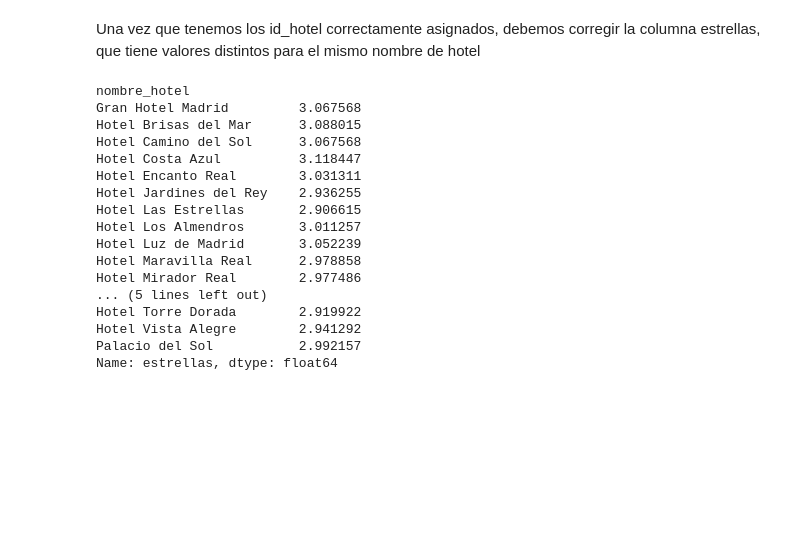
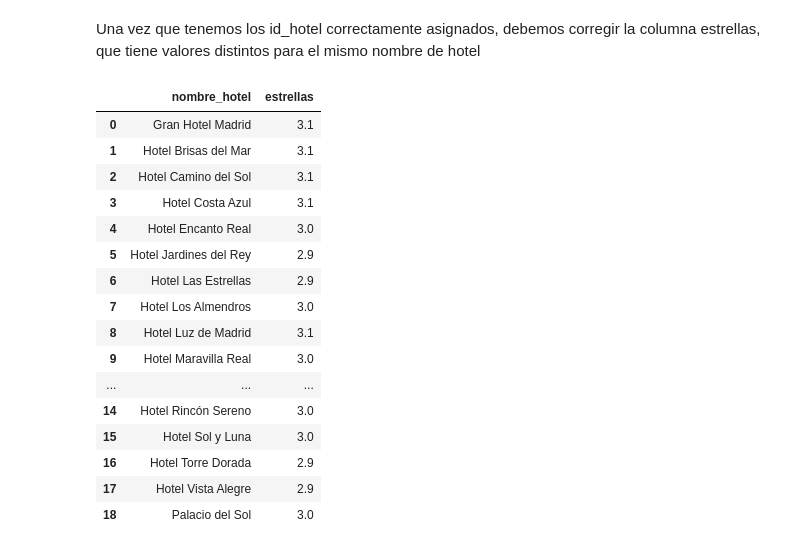
Before and after one commit to MartaM1206/proyecto_ETL, a Jupyter notebook: notebooks/análisis inicial.ipynb, the cells around one changed output. Cells and saved outputs as stored; diff of their text form; code cells hidden in the pictures; blank space fills up the shorter version.

```diff
--- a/notebooks/análisis inicial.ipynb
+++ b/notebooks/análisis inicial.ipynb
@@ -335,23 +321,24 @@ df_propios.sample(5)
 # %% [markdown]
 Una vez que tenemos los id_hotel correctamente asignados, debemos corregir la columna estrellas, que tiene valores distintos para el mismo nombre de hotel
-# %%
-df_estrellas = df_propios.groupby("nombre_hotel")["estrellas"].mean()
-df_estrellas
-# %% [output]
-nombre_hotel
-Gran Hotel Madrid         3.067568
-Hotel Brisas del Mar      3.088015
-Hotel Camino del Sol      3.067568
-Hotel Costa Azul          3.118447
-Hotel Encanto Real        3.031311
-Hotel Jardines del Rey    2.936255
-Hotel Las Estrellas       2.906615
-Hotel Los Almendros       3.011257
-Hotel Luz de Madrid       3.052239
-Hotel Maravilla Real      2.978858
-Hotel Mirador Real        2.977486
-... (5 lines left out)
-Hotel Torre Dorada        2.919922
-Hotel Vista Alegre        2.941292
-Palacio del Sol           2.992157
-Name: estrellas, dtype: float64
+# %%
+# Calculamos la media de estrellas por cada nombre de hotel y redondeamos al entero más cercano
+df_estrellas = round(df_propios.groupby("nombre_hotel")["estrellas"].mean().reset_index(),1)
+df_estrellas
+# %% [output]
+|  | nombre_hotel | estrellas |
+| 0 | Gran Hotel Madrid | 3.1 |
+| 1 | Hotel Brisas del Mar | 3.1 |
+| 2 | Hotel Camino del Sol | 3.1 |
+| 3 | Hotel Costa Azul | 3.1 |
+| 4 | Hotel Encanto Real | 3.0 |
+| 5 | Hotel Jardines del Rey | 2.9 |
+| 6 | Hotel Las Estrellas | 2.9 |
+| 7 | Hotel Los Almendros | 3.0 |
+| 8 | Hotel Luz de Madrid | 3.1 |
+| 9 | Hotel Maravilla Real | 3.0 |
+| ... | ... | ... |
+| 14 | Hotel Rincón Sereno | 3.0 |
+| 15 | Hotel Sol y Luna | 3.0 |
+| 16 | Hotel Torre Dorada | 2.9 |
+| 17 | Hotel Vista Alegre | 2.9 |
+| 18 | Palacio del Sol | 3.0 |
```
Also changed, not shown: parts of 46 cells of this notebook, 7 other files.
